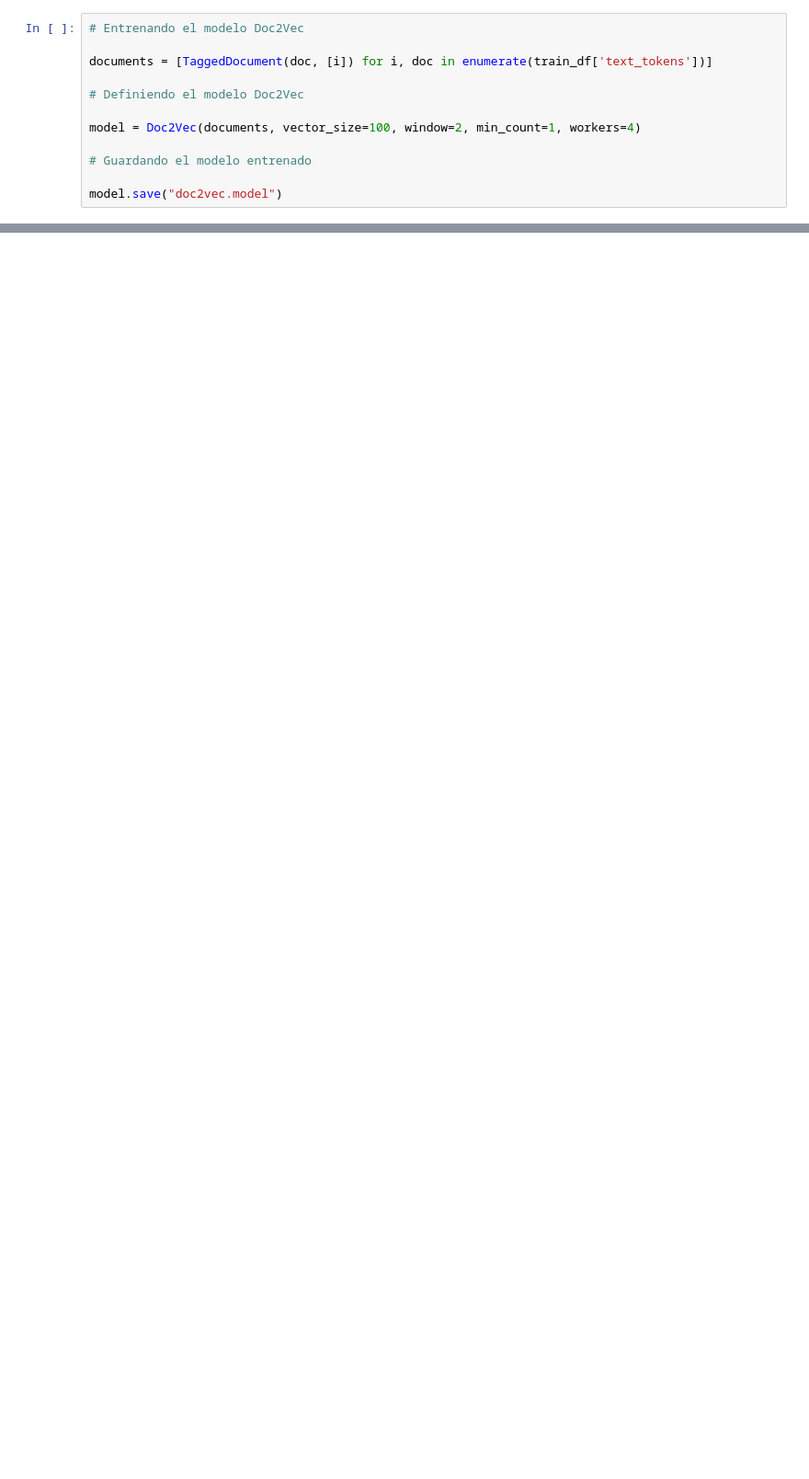
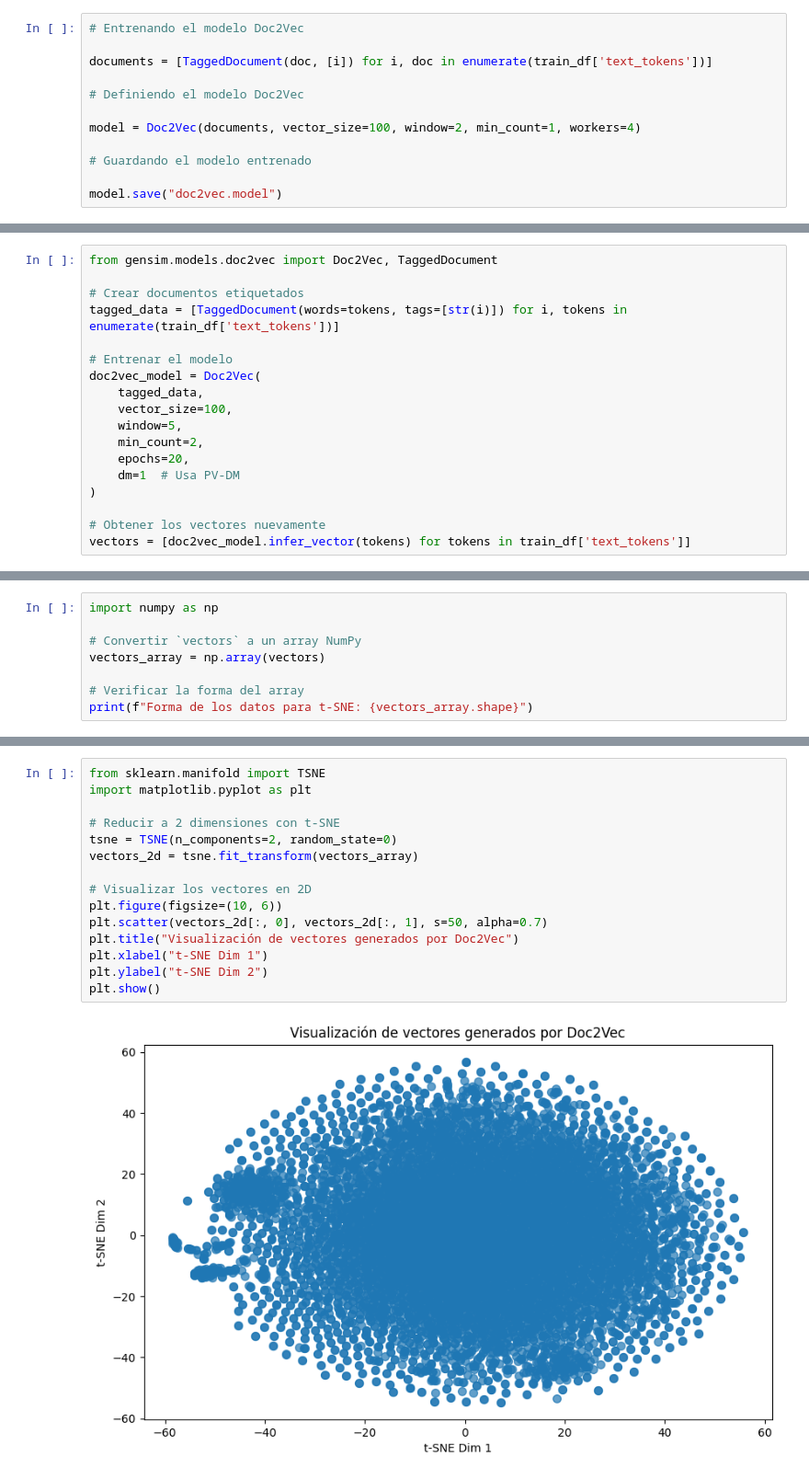
Before and after one commit to sebastiaanbv/NLP_EAN, a Jupyter notebook: Actividad 1/Doc2Vec_booking.ipynb, the cells around one changed output, grey strips where cells are left out. Shown at 92% size. Cells and saved outputs as stored; diff of their text form; blank space fills up the shorter version.

```diff
--- a/Actividad 1/Doc2Vec_booking.ipynb
+++ b/Actividad 1/Doc2Vec_booking.ipynb
@@ -316,0 +314,18 @@ Name: count, dtype: int64
+# %%
+from gensim.models.doc2vec import Doc2Vec, TaggedDocument
+
+# Crear documentos etiquetados
+tagged_data = [TaggedDocument(words=tokens, tags=[str(i)]) for i, tokens in enumerate(train_df['text_tokens'])]
+
+# Entrenar el modelo
+doc2vec_model = Doc2Vec(
+    tagged_data,
+    vector_size=100,
+    window=5,
+    min_count=2,
+    epochs=20,
+    dm=1  # Usa PV-DM
+)
+
+# Obtener los vectores nuevamente
+vectors = [doc2vec_model.infer_vector(tokens) for tokens in train_df['text_tokens']]
@@ -359,0 +468,8 @@ Cluster  4
+# %%
+import numpy as np
+
+# Convertir `vectors` a un array NumPy
+vectors_array = np.array(vectors)
+
+# Verificar la forma del array
+print(f"Forma de los datos para t-SNE: {vectors_array.shape}")
@@ -359,0 +478,17 @@ Cluster  4
+# %%
+from sklearn.manifold import TSNE
+import matplotlib.pyplot as plt
+
+# Reducir a 2 dimensiones con t-SNE
+tsne = TSNE(n_components=2, random_state=0)
+vectors_2d = tsne.fit_transform(vectors_array)
+
+# Visualizar los vectores en 2D
+plt.figure(figsize=(10, 6))
+plt.scatter(vectors_2d[:, 0], vectors_2d[:, 1], s=50, alpha=0.7)
+plt.title("Visualización de vectores generados por Doc2Vec")
+plt.xlabel("t-SNE Dim 1")
+plt.ylabel("t-SNE Dim 2")
+plt.show()
+# %% [output]
+[figure, added]
```
Also changed, not shown: parts of 33 cells of this notebook, 4 other files.
